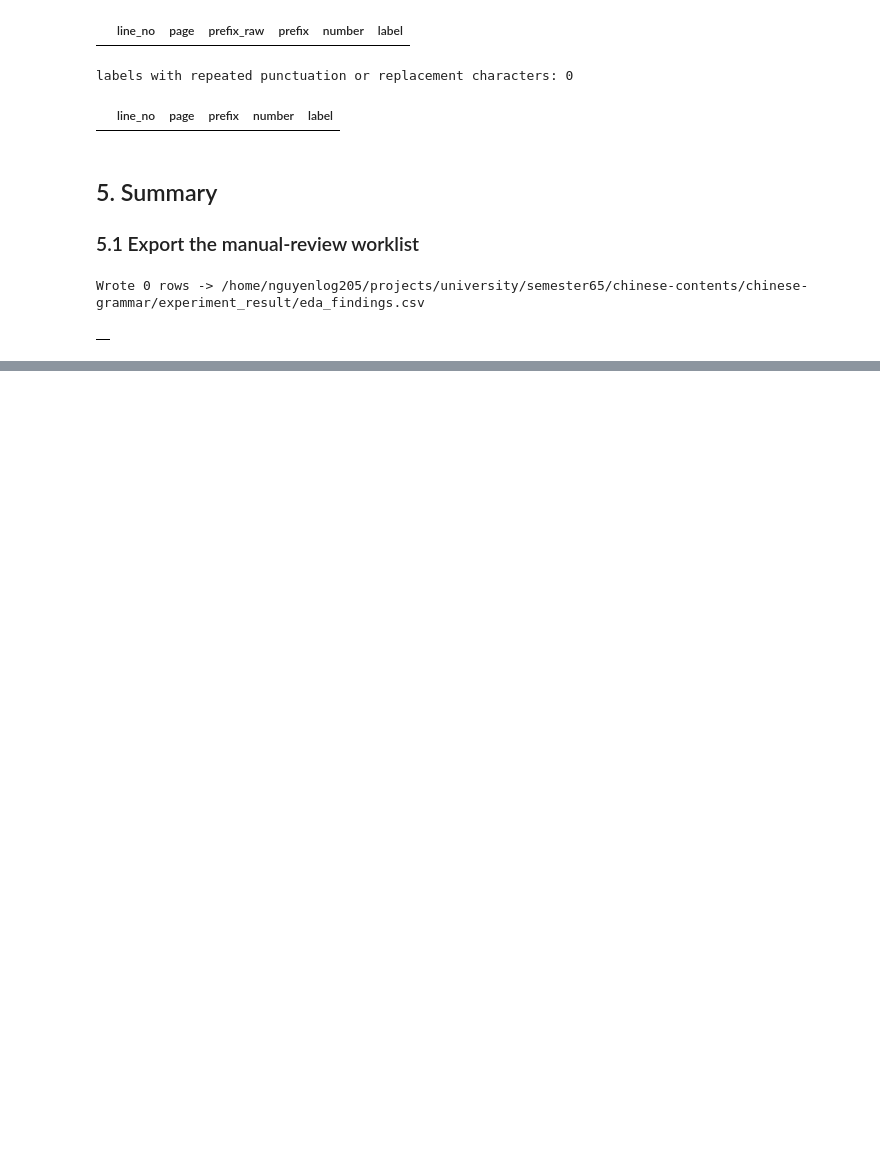
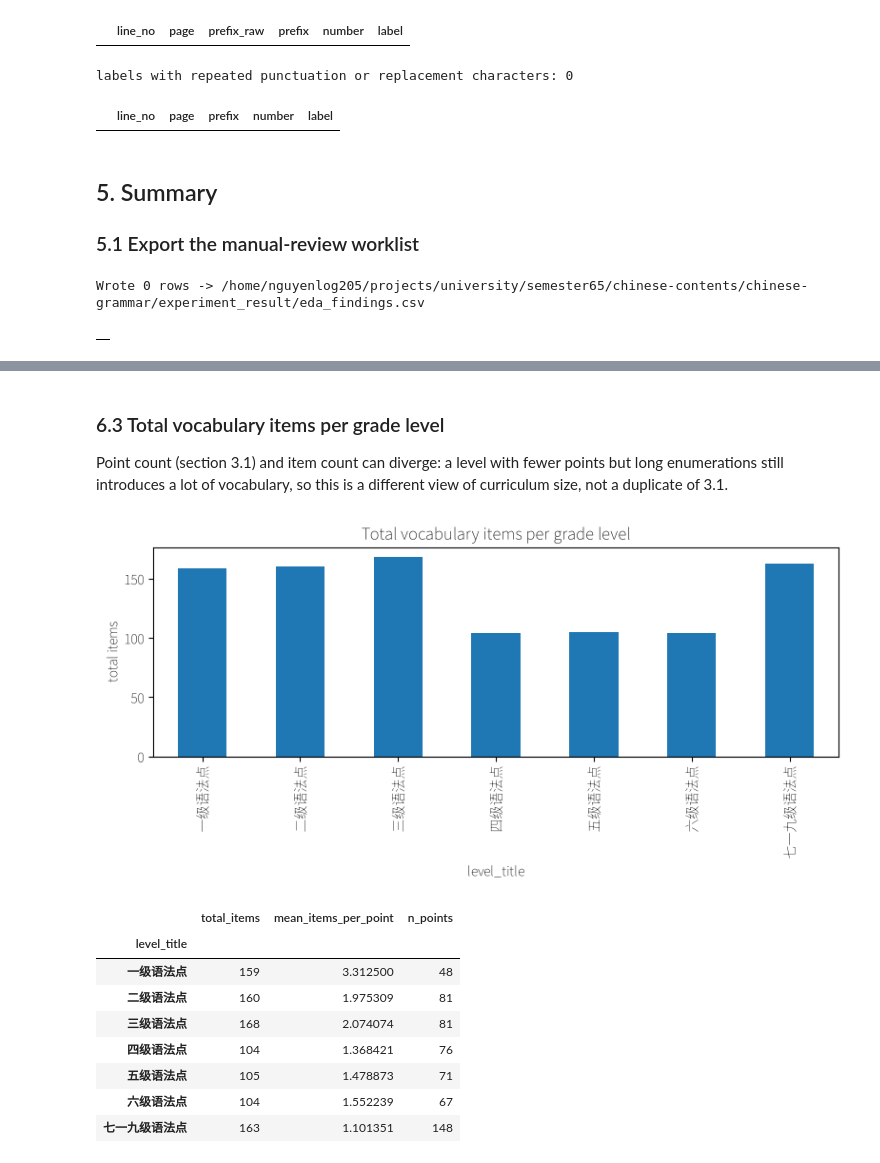
Before and after one commit to nguyenlog205/self-chinese-hsk-grammar, a Jupyter notebook: notebooks/eda.ipynb, the cells around one changed output, grey strips where cells are left out. Cells and saved outputs as stored; diff of their text form; code cells hidden in the pictures; blank space fills up the shorter version.

```diff
--- a/notebooks/eda.ipynb
+++ b/notebooks/eda.ipynb
@@ -391,0 +447,25 @@ Wrote 0 rows -> /home/nguyenlog205/projects/university/semester65/chinese-conten
+# %% [markdown]
+### 6.3 Total vocabulary items per grade level
+
+Point count (section 3.1) and item count can diverge: a level with fewer
+points but long enumerations still introduces a lot of vocabulary, so this
+is a different view of curriculum size, not a duplicate of 3.1.
+# %%
+items_per_level = df.groupby("level_title")["n_items"].agg(["sum", "mean", "count"]).reindex(level_order)
+items_per_level.columns = ["total_items", "mean_items_per_point", "n_points"]
+items_per_level.plot(y="total_items", kind="bar", figsize=(8, 4), title="Total vocabulary items per grade level", legend=False)
+plt.ylabel("total items")
+plt.tight_layout()
+plt.show()
+items_per_level
+# %% [output]
+[figure, added]
+|  | total_items | mean_items_per_point | n_points |
+| level_title |  |  |  |
+| 一级语法点 | 159 | 3.312500 | 48 |
+| 二级语法点 | 160 | 1.975309 | 81 |
+| 三级语法点 | 168 | 2.074074 | 81 |
+| 四级语法点 | 104 | 1.368421 | 76 |
+| 五级语法点 | 105 | 1.478873 | 71 |
+| 六级语法点 | 104 | 1.552239 | 67 |
+| 七一九级语法点 | 163 | 1.101351 | 148 |
```
Also changed, not shown: parts of 14 cells of this notebook, 5 other files.
